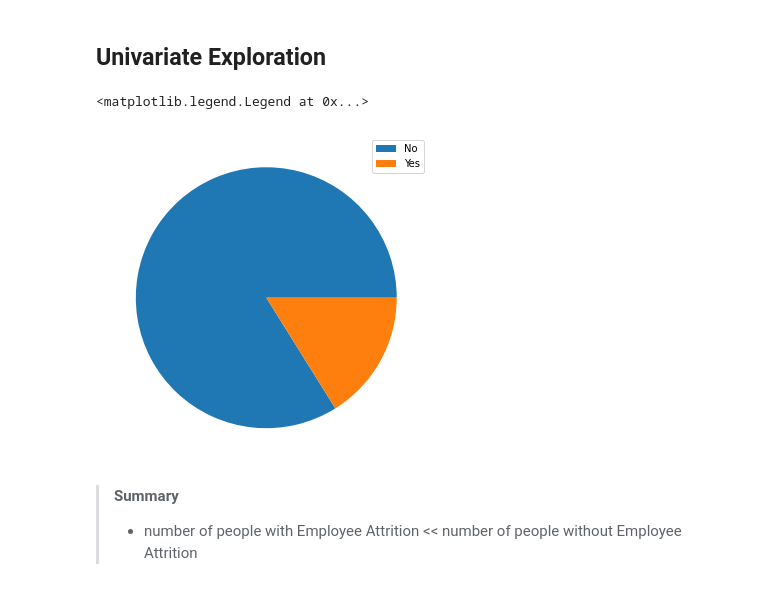
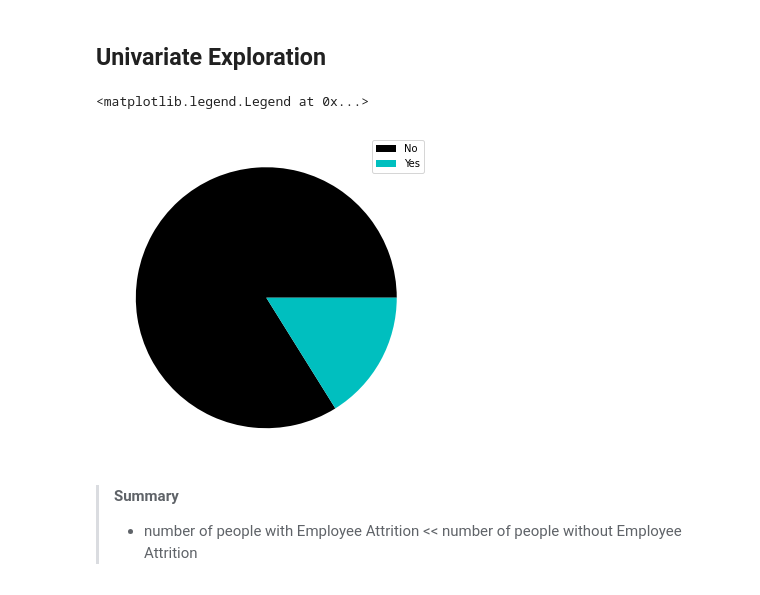
Before and after one commit to yufrances90/Communicate-Data-Findings, a Jupyter notebook: exploration-Copy2.ipynb, the cells around one changed output. Drawn from its saved outputs; the diff is of its cells as text; code cells hidden in the pictures.

```diff
--- a/exploration-Copy2.ipynb
+++ b/exploration-Copy2.ipynb
@@ -67,14 +67,14 @@ memory usage: 402.1+ KB
 # %%
 gk = df.groupby('Attrition')
 
 labels = gk.groups
 
-patches, texts = plt.pie(gk['Attrition'].count())
+patches, texts = plt.pie(gk['Attrition'].count(), colors=['k', 'c'])
 
 plt.legend(patches, labels, loc="best")
 # %% [output]
 <matplotlib.legend.Legend at 0x...>
-[figure, old version]
+[figure, new version]
 # %% [markdown]
 > **Summary**
 > * number of people with Employee Attrition << number of people without Employee Attrition
```
Also changed, not shown: parts of 2 cells of this notebook.
